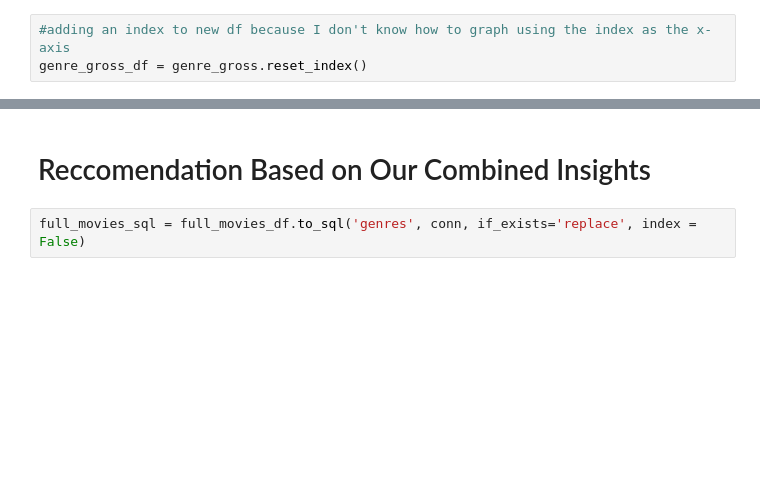
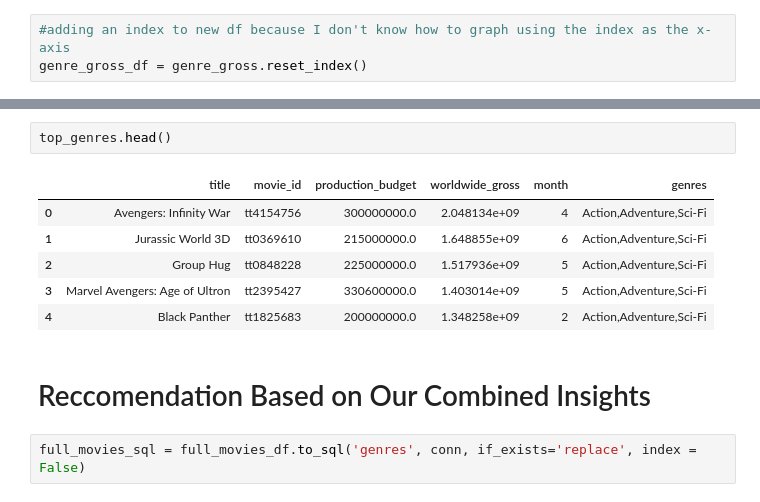
Before and after one commit to ImMaxRoss/Movie_Project, a Jupyter notebook: Max_Code.ipynb, the cells around one changed output, grey strips where cells are left out. Cells and saved outputs as stored; diff of their text form; blank space fills up the shorter version.

```diff
--- a/Max_Code.ipynb
+++ b/Max_Code.ipynb
@@ -168,3 +260,12 @@ plt.savefig('top_genres.jpg', dpi=400)
+# %%
+top_genres.head()
+# %% [output]
+|  | title | movie_id | production_budget | worldwide_gross | month | genres |
+| 0 | Avengers: Infinity War | tt4154756 | 300000000.0 | 2.048134e+09 | 4 | Action,Adventure,Sci-Fi |
+| 1 | Jurassic World 3D | tt0369610 | 215000000.0 | 1.648855e+09 | 6 | Action,Adventure,Sci-Fi |
+| 2 | Group Hug | tt0848228 | 225000000.0 | 1.517936e+09 | 5 | Action,Adventure,Sci-Fi |
+| 3 | Marvel Avengers: Age of Ultron | tt2395427 | 330600000.0 | 1.403014e+09 | 5 | Action,Adventure,Sci-Fi |
+| 4 | Black Panther | tt1825683 | 200000000.0 | 1.348258e+09 | 2 | Action,Adventure,Sci-Fi |
 # %% [markdown]
 
 
```
Also changed, not shown: parts of 9 cells of this notebook, 2 other files.
